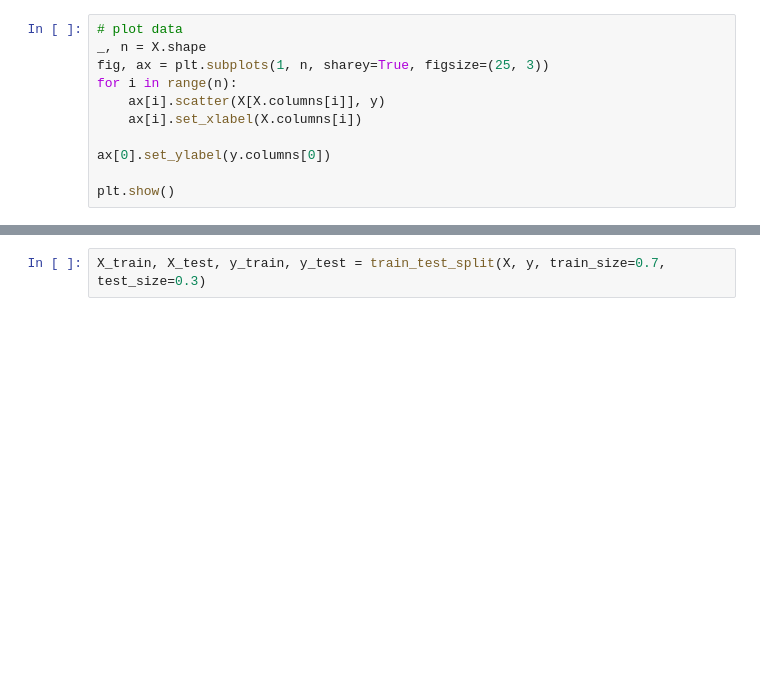
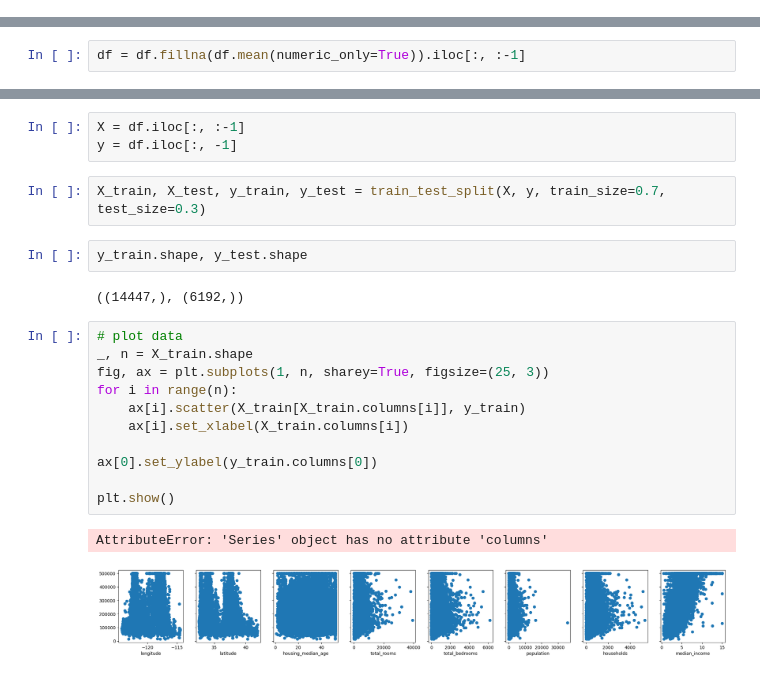
Before and after one commit to jaimanm/housing-predictor, a Jupyter notebook: model_sgd.ipynb, the cells around one changed output, grey strips where cells are left out. Cells and saved outputs as stored; diff of their text form; blank space fills up the shorter version.

```diff
--- a/model_sgd.ipynb
+++ b/model_sgd.ipynb
@@ -41,11 +18,0 @@ X.shape, y.shape
-# %%
-# plot data
-_, n = X.shape
-fig, ax = plt.subplots(1, n, sharey=True, figsize=(25, 3))
-for i in range(n):
-    ax[i].scatter(X[X.columns[i]], y)
-    ax[i].set_xlabel(X.columns[i])
-
-ax[0].set_ylabel(y.columns[0])
-
-plt.show()
@@ -56,0 +19,2 @@ X_new = scaler.fit_transform(X)
+# %%
+df = df.fillna(df.mean(numeric_only=True)).iloc[:, :-1]
@@ -57,2 +25,23 @@ X_new = scaler.fit_transform(X)
+# %%
+X = df.iloc[:, :-1]
+y = df.iloc[:, -1]
 # %%
 X_train, X_test, y_train, y_test = train_test_split(X, y, train_size=0.7, test_size=0.3)
+# %%
+y_train.shape, y_test.shape
+# %% [output]
+((14447,), (6192,))
+# %%
+# plot data
+_, n = X_train.shape
+fig, ax = plt.subplots(1, n, sharey=True, figsize=(25, 3))
+for i in range(n):
+    ax[i].scatter(X_train[X_train.columns[i]], y_train)
+    ax[i].set_xlabel(X_train.columns[i])
+
+ax[0].set_ylabel(y_train.columns[0])
+
+plt.show()
+# %% [output]
+AttributeError: 'Series' object has no attribute 'columns'
+[figure, added]
```
Also changed, not shown: parts of 6 cells of this notebook.
